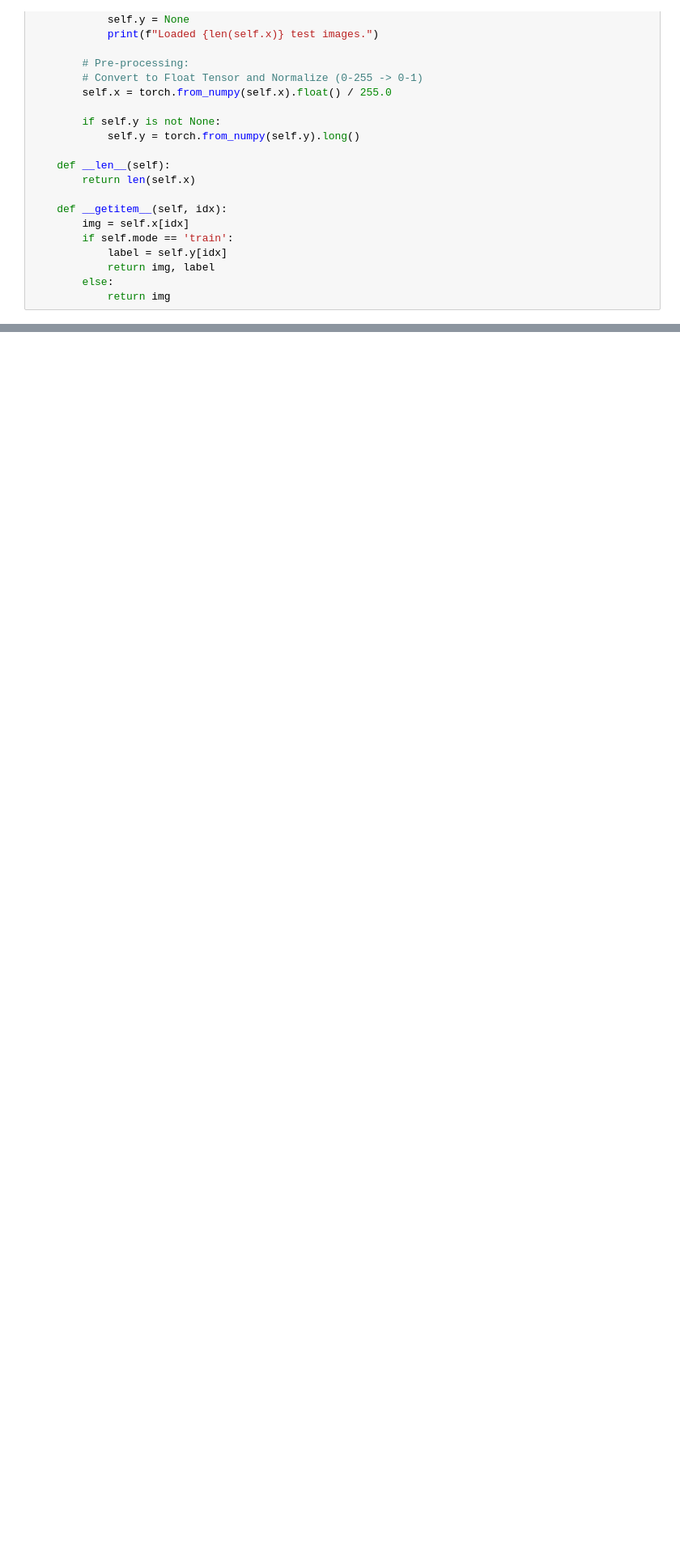
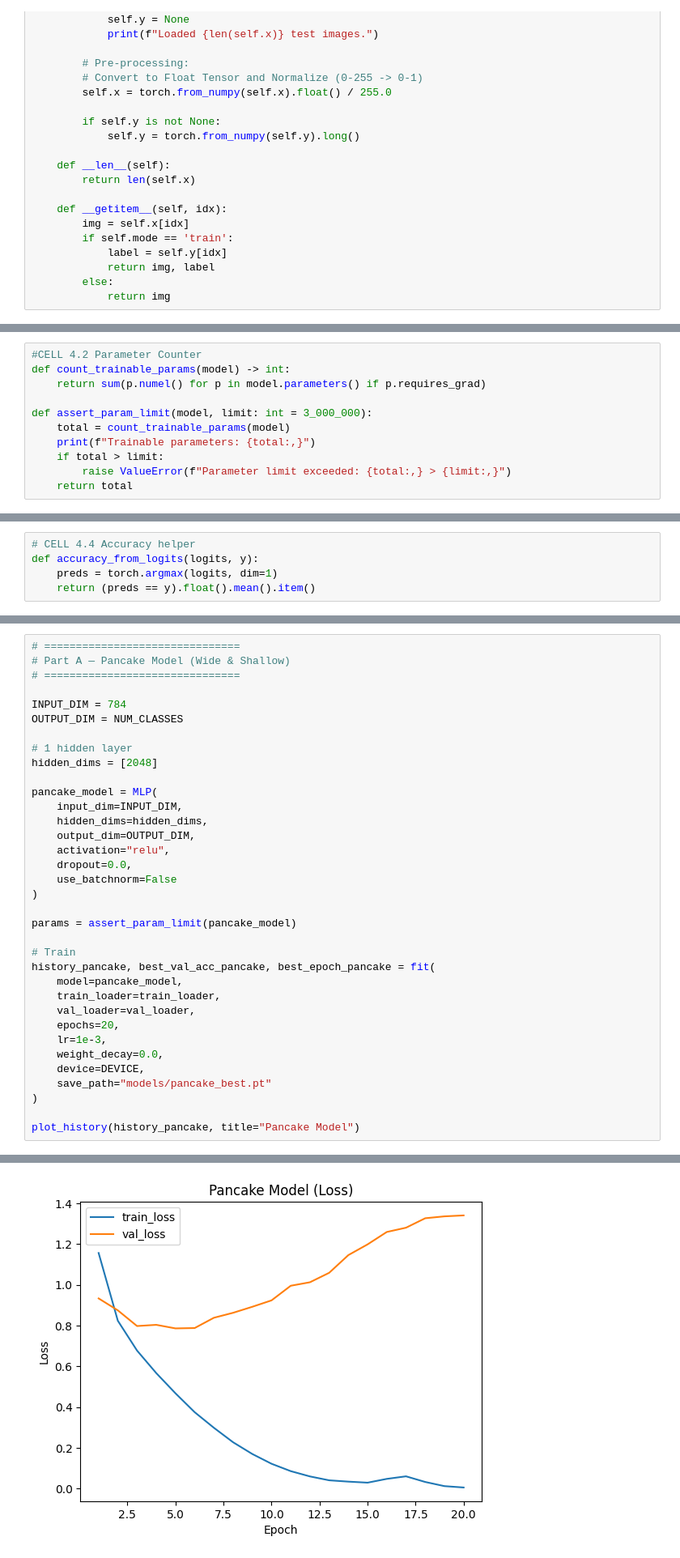
Before and after one commit to engrAbdullahQureshi/25280074_DL_PA2_QuickDraw_MLP, a Jupyter notebook: 25280074__PA2.ipynb, the cells around one changed output, grey strips where cells are left out. Shown at 81% size. Saved outputs shown, nothing was run; the diff lists cells and outputs as text; blank space fills up the shorter version.

```diff
--- a/25280074__PA2.ipynb
+++ b/25280074__PA2.ipynb
@@ -95,0 +118,11 @@ print(f"Train samples: {len(train_dataset)} | Validation samples: {len(val_datas
+# %%
+#CELL 4.2 Parameter Counter
+def count_trainable_params(model) -> int:
+    return sum(p.numel() for p in model.parameters() if p.requires_grad)
+
+def assert_param_limit(model, limit: int = 3_000_000):
+    total = count_trainable_params(model)
+    print(f"Trainable parameters: {total:,}")
+    if total > limit:
+        raise ValueError(f"Parameter limit exceeded: {total:,} > {limit:,}")
+    return total
@@ -95,0 +171,5 @@ print(f"Train samples: {len(train_dataset)} | Validation samples: {len(val_datas
+# %%
+# CELL 4.4 Accuracy helper
+def accuracy_from_logits(logits, y):
+    preds = torch.argmax(logits, dim=1)
+    return (preds == y).float().mean().item()
@@ -95,0 +314,36 @@ print(f"Train samples: {len(train_dataset)} | Validation samples: {len(val_datas
+# %%
+# ===============================
+# Part A — Pancake Model (Wide & Shallow)
+# ===============================
+
+INPUT_DIM = 784
+OUTPUT_DIM = NUM_CLASSES
+
+# 1 hidden layer
+hidden_dims = [2048]
+
+pancake_model = MLP(
+    input_dim=INPUT_DIM,
+    hidden_dims=hidden_dims,
+    output_dim=OUTPUT_DIM,
+    activation="relu",
+    dropout=0.0,
+    use_batchnorm=False
+)
+
+params = assert_param_limit(pancake_model)
+
+# Train
+history_pancake, best_val_acc_pancake, best_epoch_pancake = fit(
+    model=pancake_model,
+    train_loader=train_loader,
+    val_loader=val_loader,
+    epochs=20,
+    lr=1e-3,
+    weight_decay=0.0,
+    device=DEVICE,
+    save_path="models/pancake_best.pt"
+)
+
+plot_history(history_pancake, title="Pancake Model")
+# %% [output]
@@ -95,0 +367 @@ print(f"Train samples: {len(train_dataset)} | Validation samples: {len(val_datas
+[figure, added]
```
Also changed, not shown: parts of 31 cells of this notebook, 5 other files.
